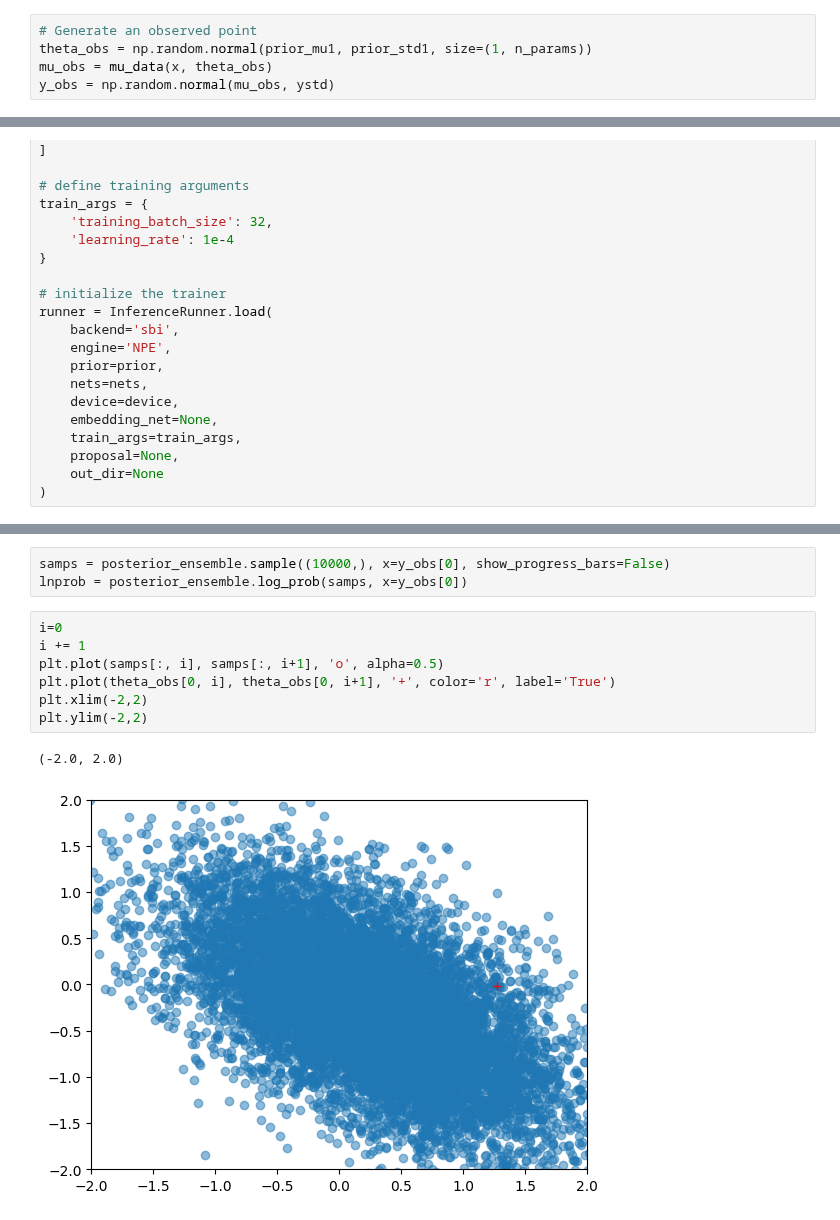
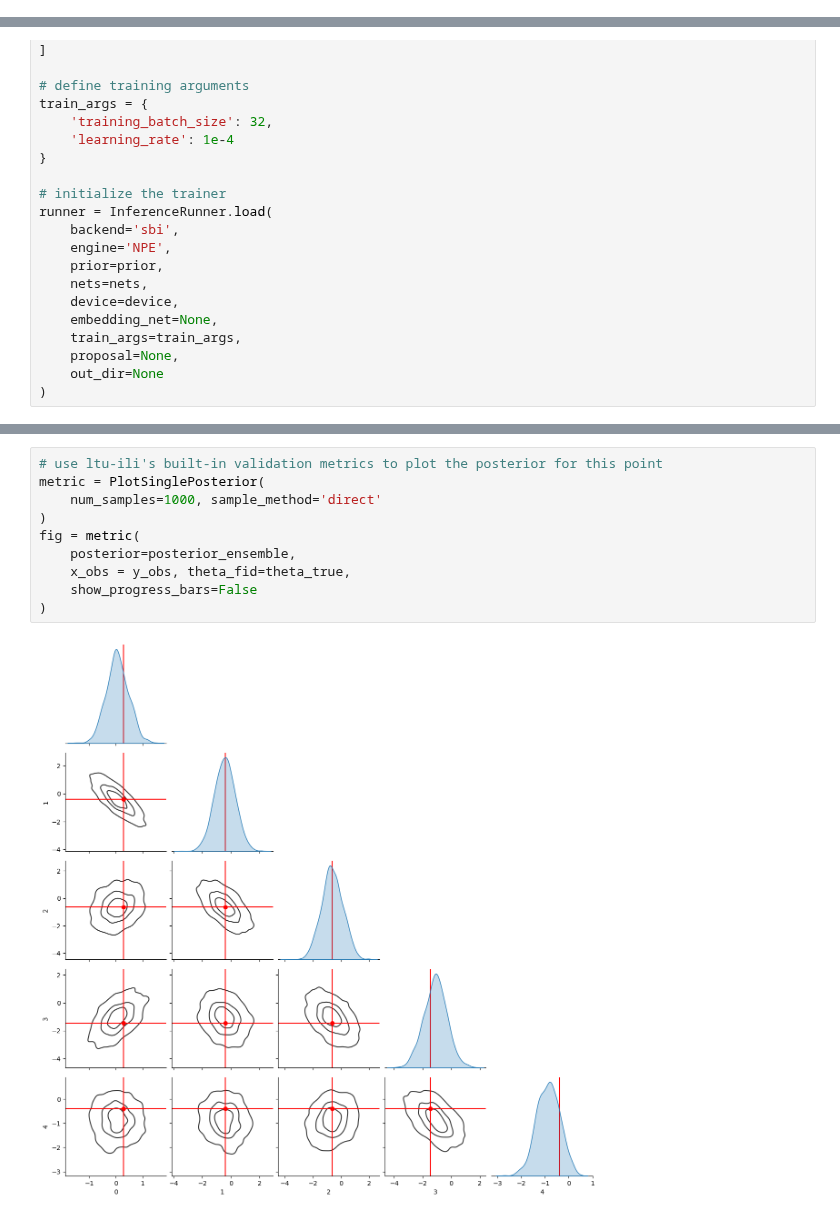
Before and after one commit to maho3/ltu-ili, a Jupyter notebook: notebooks/evidence.ipynb, the cells around one changed output, grey strips where cells are left out. Drawn from its saved outputs; the diff is of its cells as text.

```diff
--- a/notebooks/evidence.ipynb
+++ b/notebooks/evidence.ipynb
@@ -143,6 +142 @@ K2 = bayes_factor_theta_0(y2, x, n_params, ystd)
-# %%
-# Generate an observed point
-theta_obs = np.random.normal(prior_mu1, prior_std1, size=(1, n_params))
-mu_obs = mu_data(x, theta_obs)
-y_obs = np.random.normal(mu_obs, ystd)
 # %% [markdown]
@@ -195,16 +189,15 @@ INFO:root:It took 144.17303895950317 seconds to train models.
-# %%
-samps = posterior_ensemble.sample((10000,), x=y_obs[0], show_progress_bars=False)
-lnprob = posterior_ensemble.log_prob(samps, x=y_obs[0])
-# %%
-i=0
-i += 1
-plt.plot(samps[:, i], samps[:, i+1], 'o', alpha=0.5)
-plt.plot(theta_obs[0, i], theta_obs[0, i+1], '+', color='r', label='True')
-plt.xlim(-2,2)
-plt.ylim(-2,2)
-# %% [output]
-(-2.0, 2.0)
-[figure, removed]
+# %%
+# use ltu-ili's built-in validation metrics to plot the posterior for this point
+metric = PlotSinglePosterior(
+    num_samples=1000, sample_method='direct'
+)
+fig = metric(
+    posterior=posterior_ensemble,
+    x_obs = y_obs, theta_fid=theta_true,
+    show_progress_bars=False
+)
+# %% [output]
+[figure, added]
 # %%
 from ili.evidence import HarmonicEvidence
 
```
Also changed, not shown: parts of 21 cells of this notebook, 2 other files.
